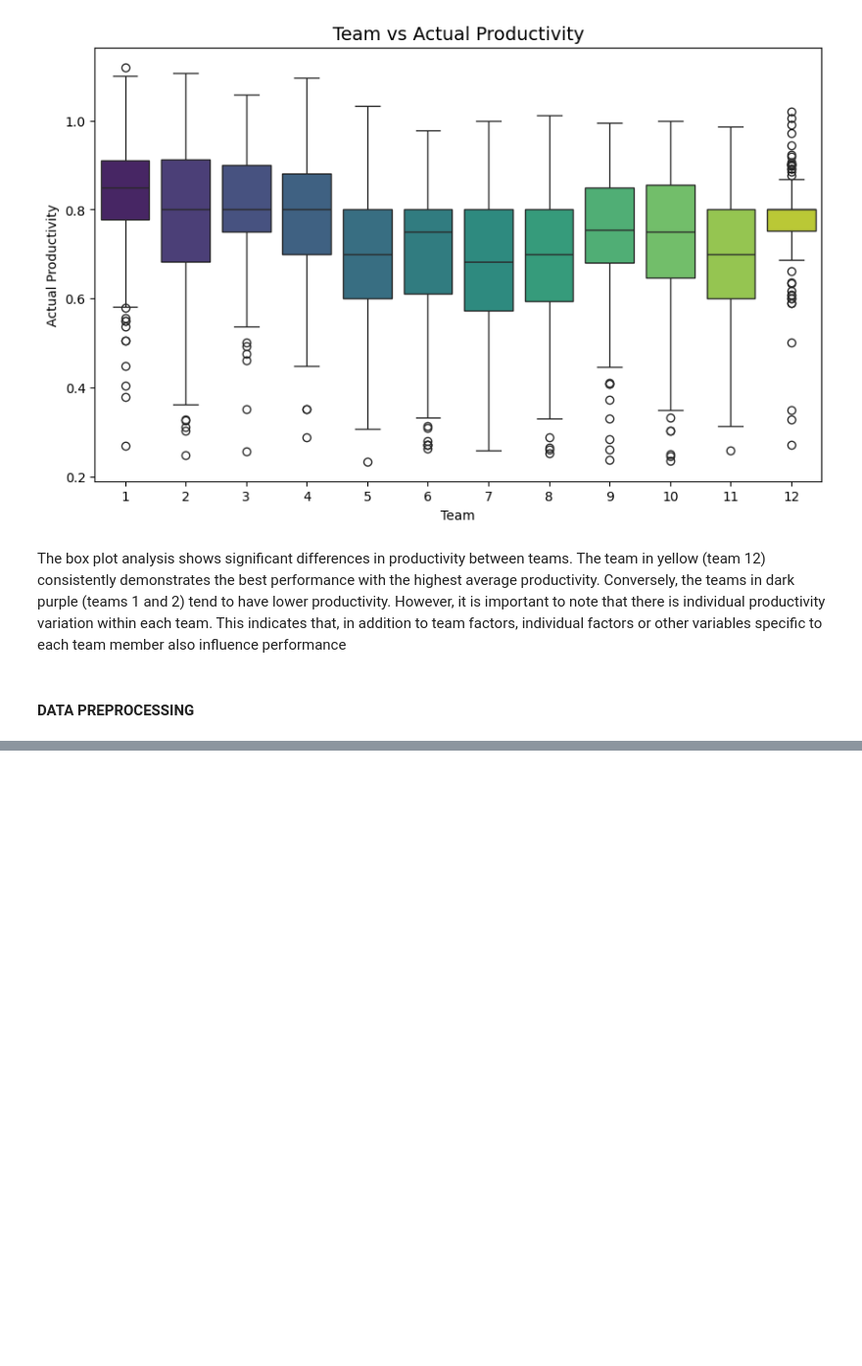
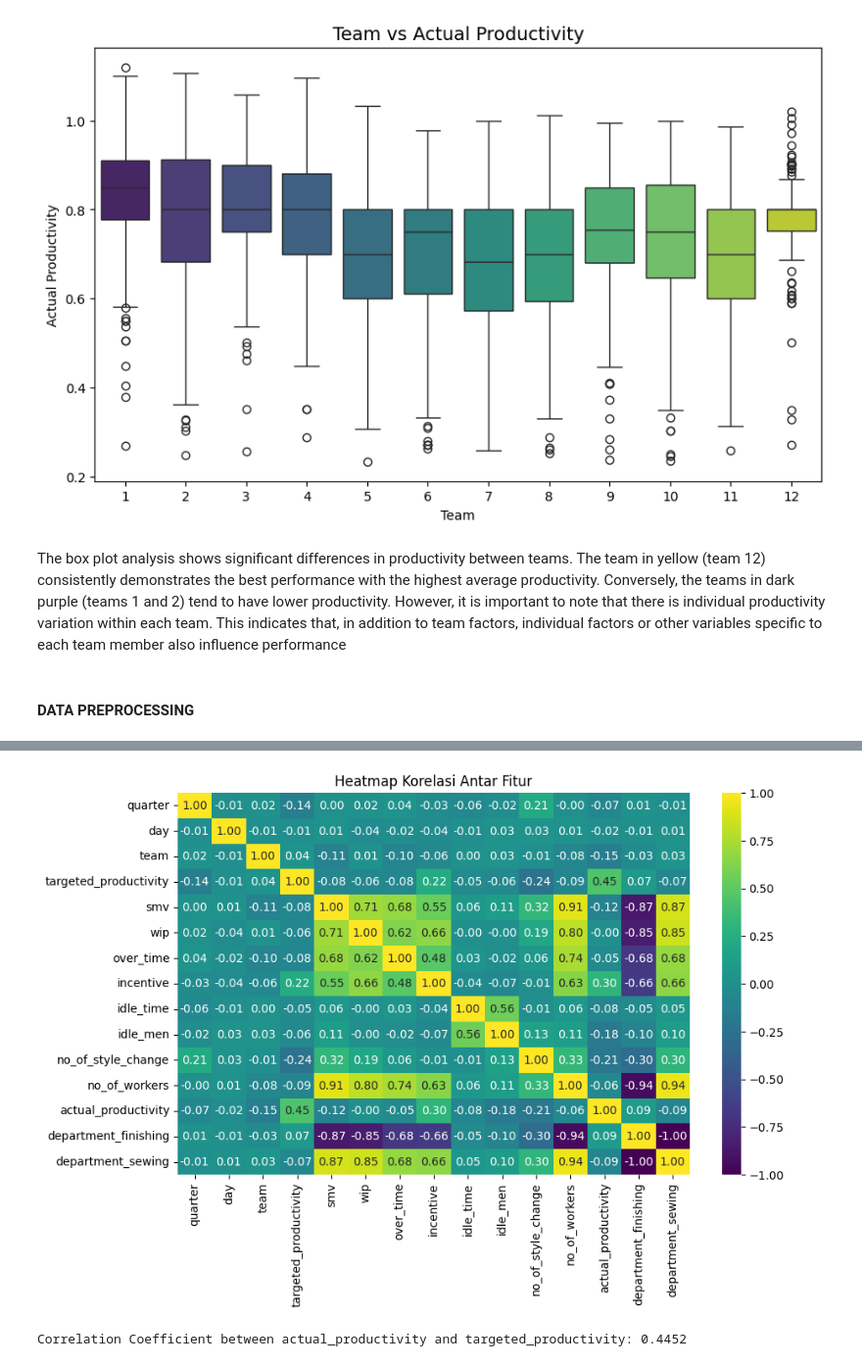
Before and after one commit to bagassarendra/CapstoneProject, a Jupyter notebook: CapstoneProject.ipynb, the cells around one changed output, grey strips where cells are left out. Shown at 98% size. Drawn from its saved outputs; the diff is of its cells as text; code cells hidden in the pictures; blank space fills up the shorter version.

```diff
--- a/CapstoneProject.ipynb
+++ b/CapstoneProject.ipynb
@@ -438,0 +687,14 @@ The box plot analysis shows significant differences in productivity between team
+# %%
+correlation_matrix = data.corr()
+plt.figure(figsize=(10, 6))
+sns.heatmap(correlation_matrix, annot=True, cmap='viridis', fmt='.2f', cbar=True)
+plt.title("Heatmap Korelasi Antar Fitur")
+plt.show()
+# %% [output]
+[figure, added]
+# %%
+correlation_matrix = data[['actual_productivity', 'targeted_productivity']].corr()
+correlation_coefficient = correlation_matrix.loc['actual_productivity', 'targeted_productivity']
+print(f"Correlation Coefficient between actual_productivity and targeted_productivity: {correlation_coefficient:.4f}")
+# %% [output]
+Correlation Coefficient between actual_productivity and targeted_productivity: 0.4452
```
Also changed, not shown: parts of 31 cells of this notebook.
